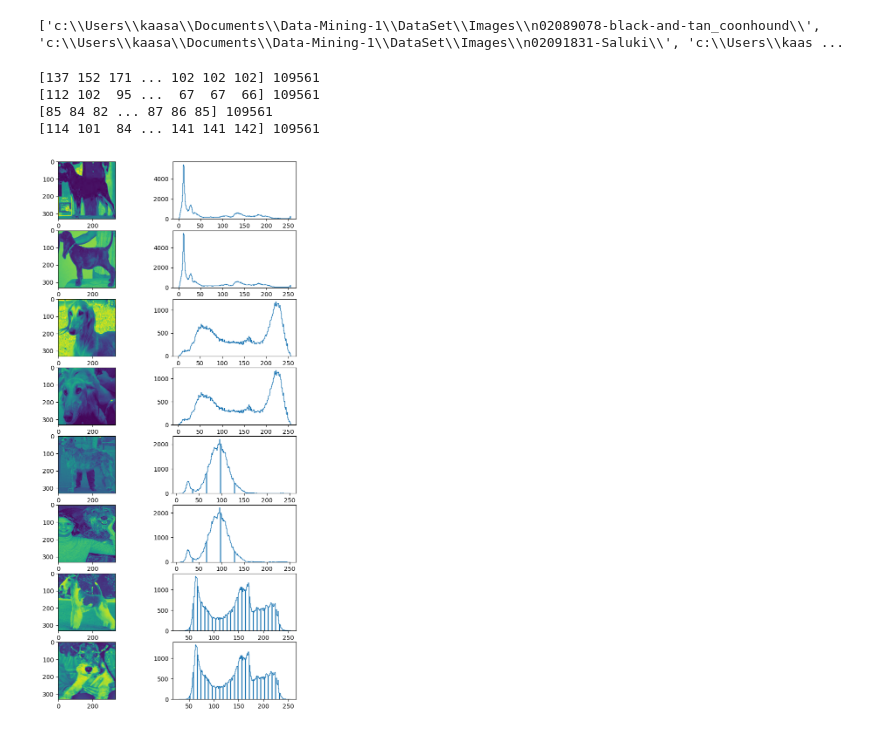
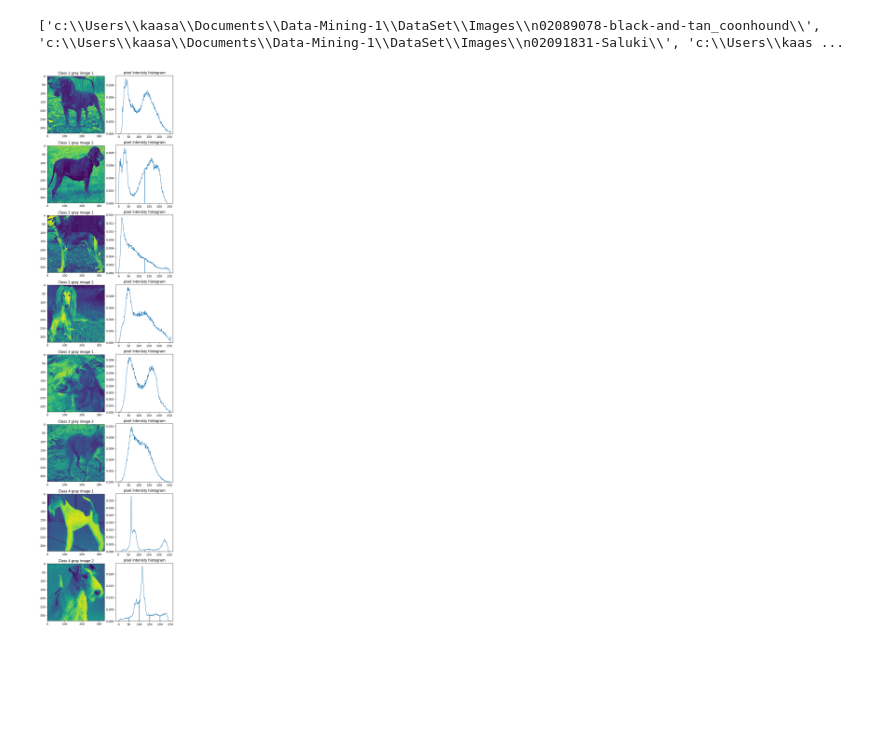
Before and after one commit to yagnaVNK/Data-Mining-1, a Jupyter notebook: Assignment1/Assignment1.ipynb, the cells around one changed output. Saved outputs shown, nothing was run; the diff lists cells and outputs as text; code cells hidden in the pictures; blank space fills up the shorter version.

Commit message:
equalization histogram is done

```diff
--- a/Assignment1/Assignment1.ipynb
+++ b/Assignment1/Assignment1.ipynb
@@ -76,38 +76,33 @@ for i in range(4):
 # %%
 import cv2 as cv
 import os
 
-fig = plt.figure(figsize=(8, 16))
+fig = plt.figure(figsize=(8, 35))
 
 rows = 8
 columns = 2
 
 for i in range(4):
 
-    img1 = cv.imread(PROCESSED_IMAGE_PATHS[i] +  os.listdir(PROCESSED_IMAGE_PATHS[i])[4] )
-    img2 = cv.imread(PROCESSED_IMAGE_PATHS[i] +  os.listdir(PROCESSED_IMAGE_PATHS[i])[6] )
+    img1 = cv.imread(PROCESSED_IMAGE_PATHS[i] +  os.listdir(PROCESSED_IMAGE_PATHS[i])[2] )
+    img2 = cv.imread(PROCESSED_IMAGE_PATHS[i] +  os.listdir(PROCESSED_IMAGE_PATHS[i])[65] )
     img1_gray = cv.cvtColor(img1,cv.COLOR_BGR2GRAY)
     img2_gray = cv.cvtColor(img2,cv.COLOR_BGR2GRAY)
+    arr_1 =img1_gray.flatten()
+    arr_2 =img2_gray.flatten()
 
     fig.add_subplot(rows,columns,4*i+1)
     plt.imshow(img1_gray)
-
-
+    plt.title("Class "+str(i+1)+" gray image 1")
     fig.add_subplot(rows,columns,2*(2*i+1))
-    hist_1 =img1_gray.flatten()
-    print(hist_1,len(hist_1))
-    plt.hist(hist_1,bins=255,histtype='step')
-
-    fig.add_subplot(rows,columns,4*(i+1))
-    hist_2 =img1_gray.flatten()
-    plt.hist(hist_2,bins=255,histtype='step')
-
+    plt.hist(arr_1,bins=255,histtype='step',density='True')
+    plt.title("pixel intenisty histogram")
 
     fig.add_subplot(rows,columns,4*i+3)
     plt.imshow(img2_gray)
+    plt.title("Class "+str(i+1)+" gray image 2")
+    fig.add_subplot(rows,columns,4*(i+1))
+    plt.hist(arr_2,bins=255,histtype='step',density='True')
+    plt.title("pixel intenisty histogram")
 # %% [output]
-[137 152 171 ... 102 102 102] 109561
-[112 102  95 ...  67  67  66] 109561
-[85 84 82 ... 87 86 85] 109561
-[114 101  84 ... 141 141 142] 109561
-[figure, old version]
+[figure, new version]
```
Also changed, not shown: parts of 1 cell of this notebook.
